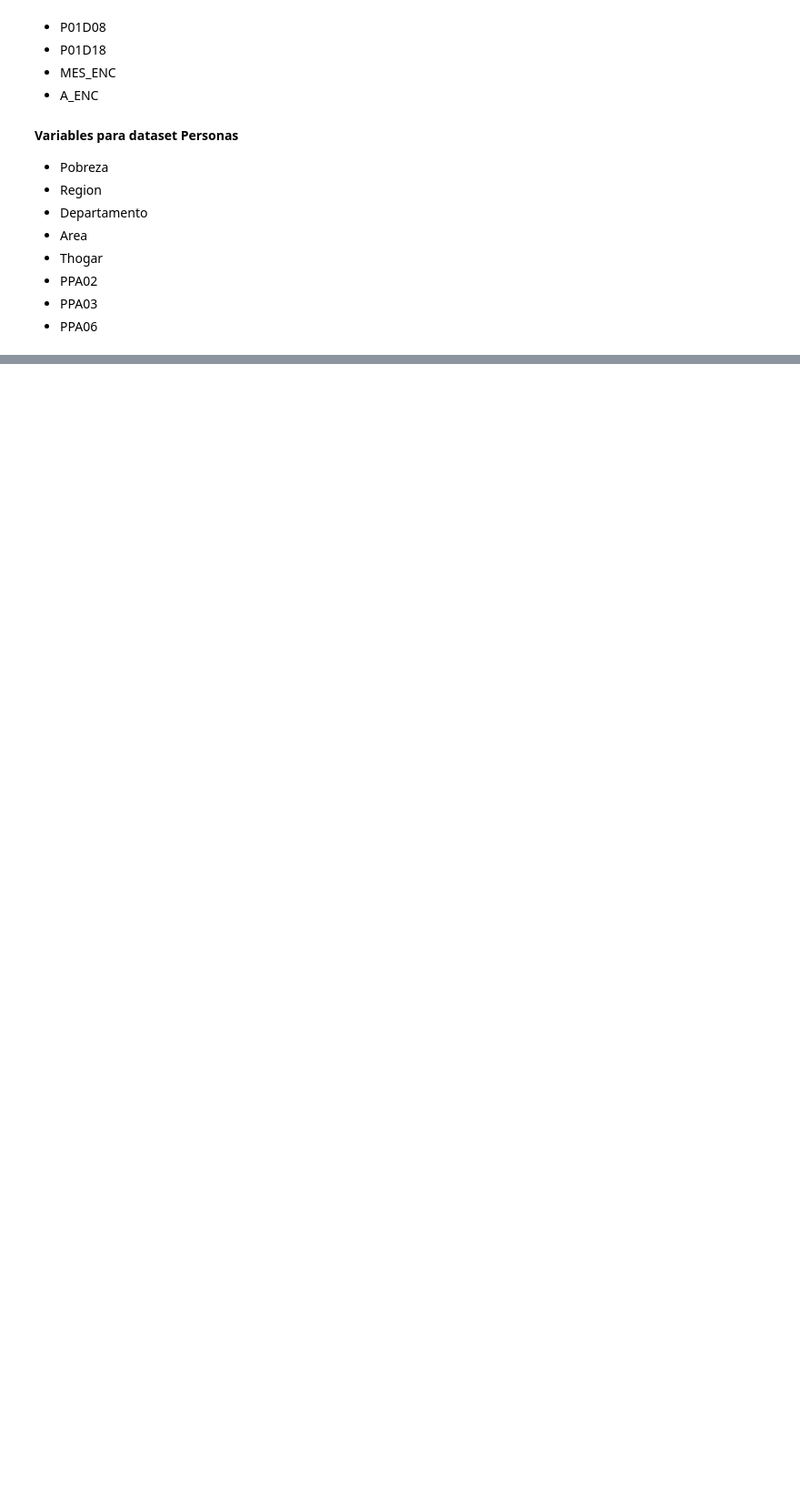
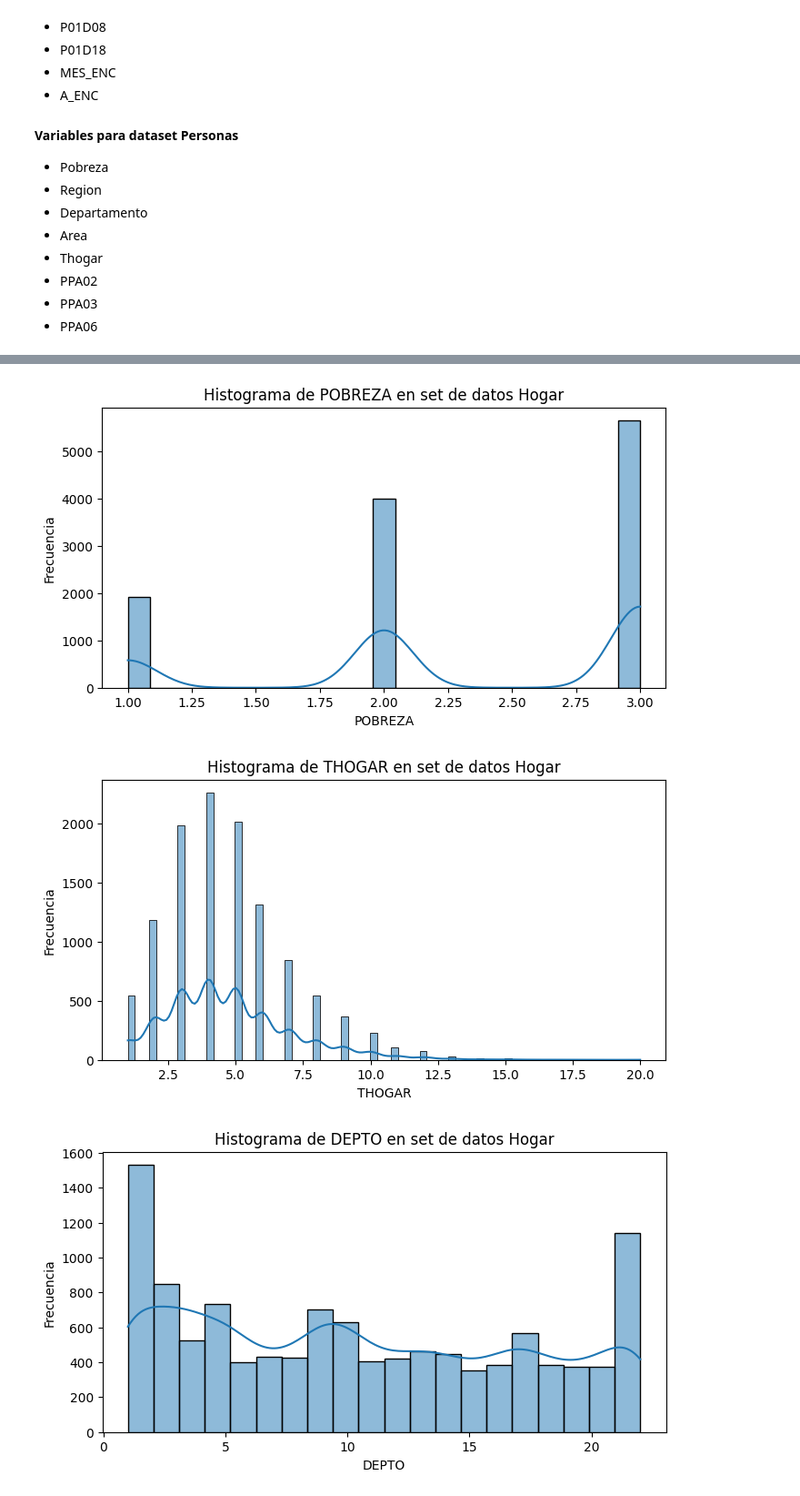
Before and after one commit to caguirre5/Lab10-DS, a Jupyter notebook: Lab10.ipynb, the cells around one changed output, grey strips where cells are left out. Shown at 91% size. Saved outputs shown, nothing was run; the diff lists cells and outputs as text; code cells hidden in the pictures; blank space fills up the shorter version.

```diff
--- a/Lab10.ipynb
+++ b/Lab10.ipynb
@@ -132,0 +222,54 @@ Podemos ver que aun tenemos algunos datos vacios en nuestro set de datos en la c
+# %%
+import pandas as pd
+import matplotlib.pyplot as plt
+import seaborn as sns
+
+# Estadísticas descriptivas para df_H
+estadisticas_df_H = df_H.describe()
+
+# Estadísticas descriptivas para df_P
+estadisticas_df_P = df_P.describe()
+
+# Variables importantes para df_H (modifica según tus necesidades)
+variables_importantes_df_H = ['POBREZA', 'THOGAR', 'DEPTO', 'HABITACIONES', 'TIPO_HOGAR', 'HABITACIONES']
+
+# Variables importantes para df_P (modifica según tus necesidades)
+variables_importantes_df_P = ['POBREZA', 'EDAD', 'ESTADO_CIVIL', 'DEPTO', 'SEXO']
+
+# Histogramas para df_H
+for variable in variables_importantes_df_H:
+    plt.figure(figsize=(8, 4))
+    sns.histplot(df_H[variable], kde=True)
+    plt.title(f'Histograma de {variable} en set de datos Hogar')
+    plt.xlabel(variable)
+    plt.ylabel('Frecuencia')
+    plt.show()
+
+# Histogramas para df_P
+for variable in variables_importantes_df_P:
+    plt.figure(figsize=(8, 4))
+    sns.histplot(df_P[variable], kde=True)
+    plt.title(f'Histograma de {variable} en set de datos Personas')
+    plt.xlabel(variable)
+    plt.ylabel('Frecuencia')
+    plt.show()
+
+# Boxplots para df_H
+for variable in variables_importantes_df_H:
+    plt.figure(figsize=(8, 4))
+    sns.boxplot(x=df_H[variable])
+    plt.title(f'Boxplot de {variable} en set de datos Hogar')
+    plt.xlabel(variable)
+    plt.show()
+
+# Boxplots para df_P
+for variable in variables_importantes_df_P:
+    plt.figure(figsize=(8, 4))
+    sns.boxplot(x=df_P[variable])
+    plt.title(f'Boxplot de {variable} en set de datos Personas')
+    plt.xlabel(variable)
+    plt.show()
+# %% [output]
+[figure, added]
+[figure, added]
+[figure, added]
```
Also changed, not shown: parts of 13 cells of this notebook.
